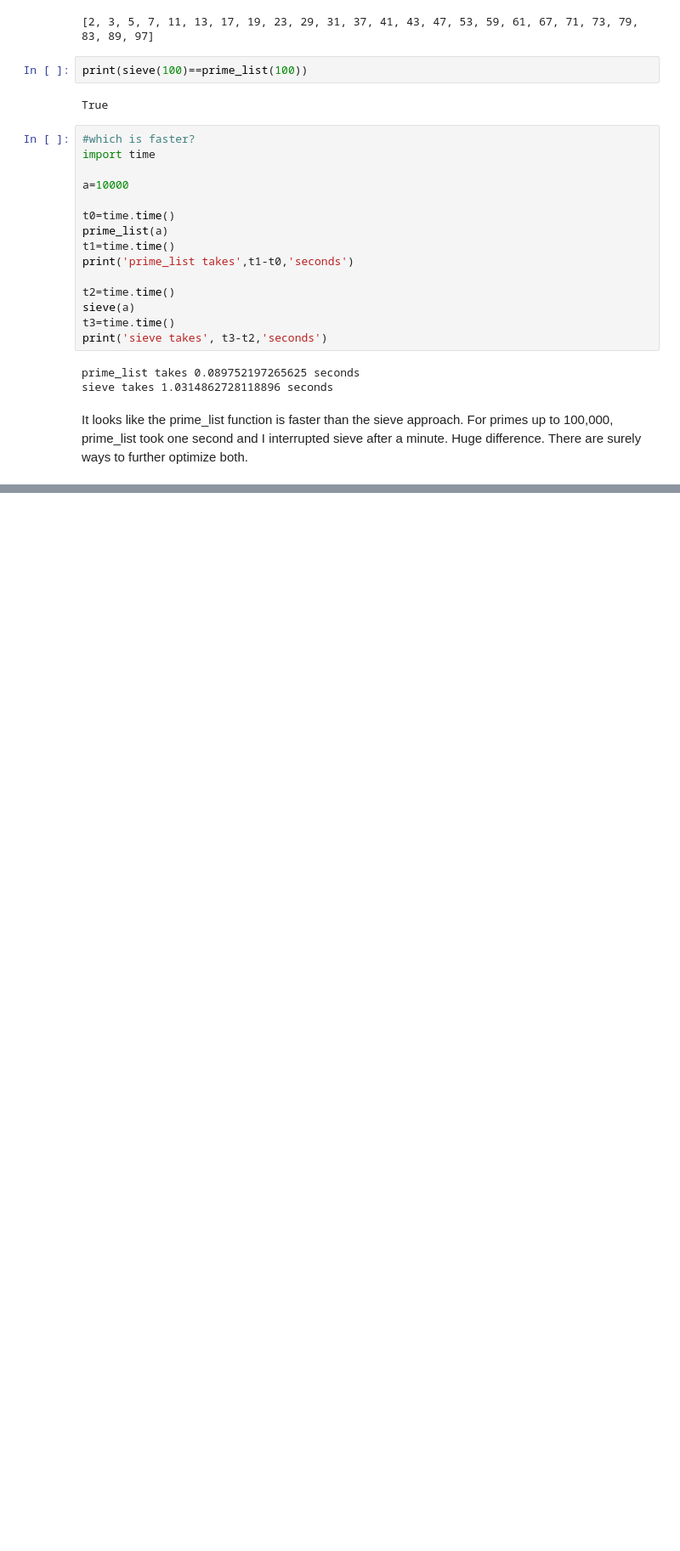
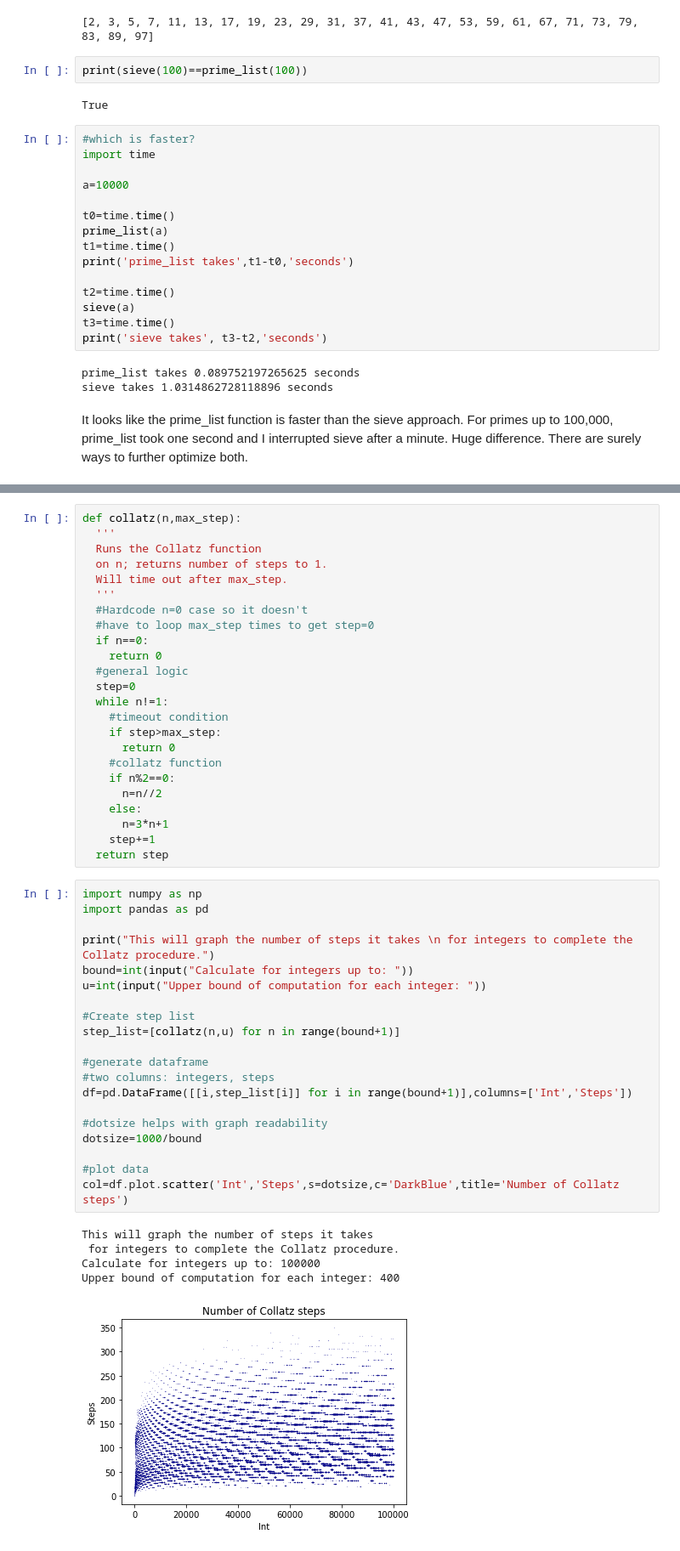
Before and after one commit to hhboorstein/number-theory, a Jupyter notebook: nt.ipynb, the cells around one changed output, grey strips where cells are left out. Shown at 85% size. Saved outputs shown, nothing was run; the diff lists cells and outputs as text; blank space fills up the shorter version.

Commit message:
Added Twin Primes and Collatz

```diff
--- a/nt.ipynb
+++ b/nt.ipynb
@@ -77,0 +109,50 @@ It looks like the prime_list function is faster than the sieve approach. For pri
+# %%
+def collatz(n,max_step):
+  '''
+  Runs the Collatz function
+  on n; returns number of steps to 1.
+  Will time out after max_step.
+  '''
+  #Hardcode n=0 case so it doesn't
+  #have to loop max_step times to get step=0
+  if n==0:
+    return 0
+  #general logic
+  step=0
+  while n!=1:
+    #timeout condition
+    if step>max_step:
+      return 0
+    #collatz function
+    if n%2==0:
+      n=n//2
+    else:
+      n=3*n+1
+    step+=1
+  return step
+# %%
+import numpy as np
+import pandas as pd
+
+print("This will graph the number of steps it takes \n for integers to complete the Collatz procedure.")
+bound=int(input("Calculate for integers up to: "))
+u=int(input("Upper bound of computation for each integer: "))
+
+#Create step list
+step_list=[collatz(n,u) for n in range(bound+1)]
+
+#generate dataframe
+#two columns: integers, steps
+df=pd.DataFrame([[i,step_list[i]] for i in range(bound+1)],columns=['Int','Steps'])
+
+#dotsize helps with graph readability
+dotsize=1000/bound
+
+#plot data
+col=df.plot.scatter('Int','Steps',s=dotsize,c='DarkBlue',title='Number of Collatz steps')
+# %% [output]
+This will graph the number of steps it takes
+ for integers to complete the Collatz procedure.
+Calculate for integers up to: 100000
+Upper bound of computation for each integer: 400
+[figure, added]
```
Also changed, not shown: parts of 3 cells of this notebook.
